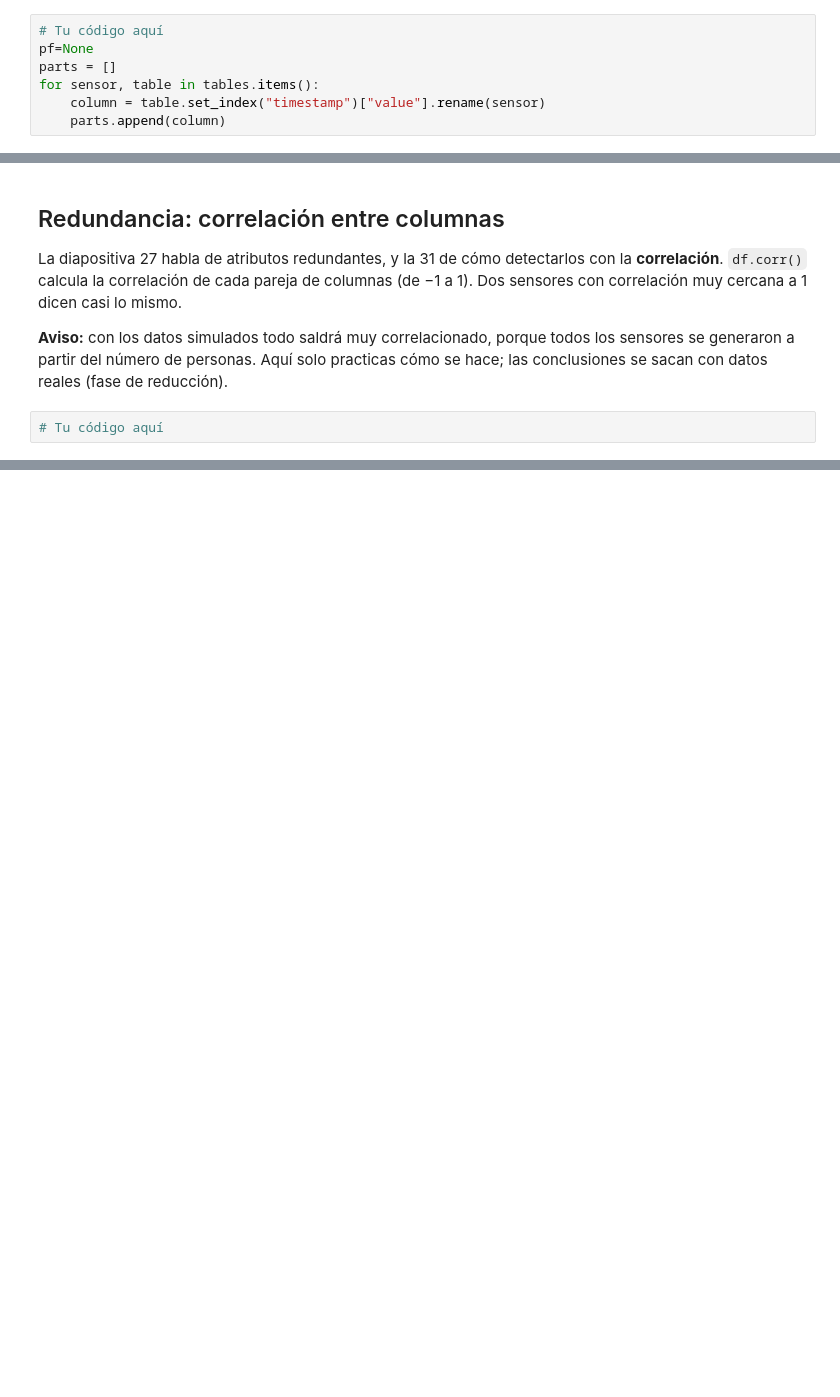
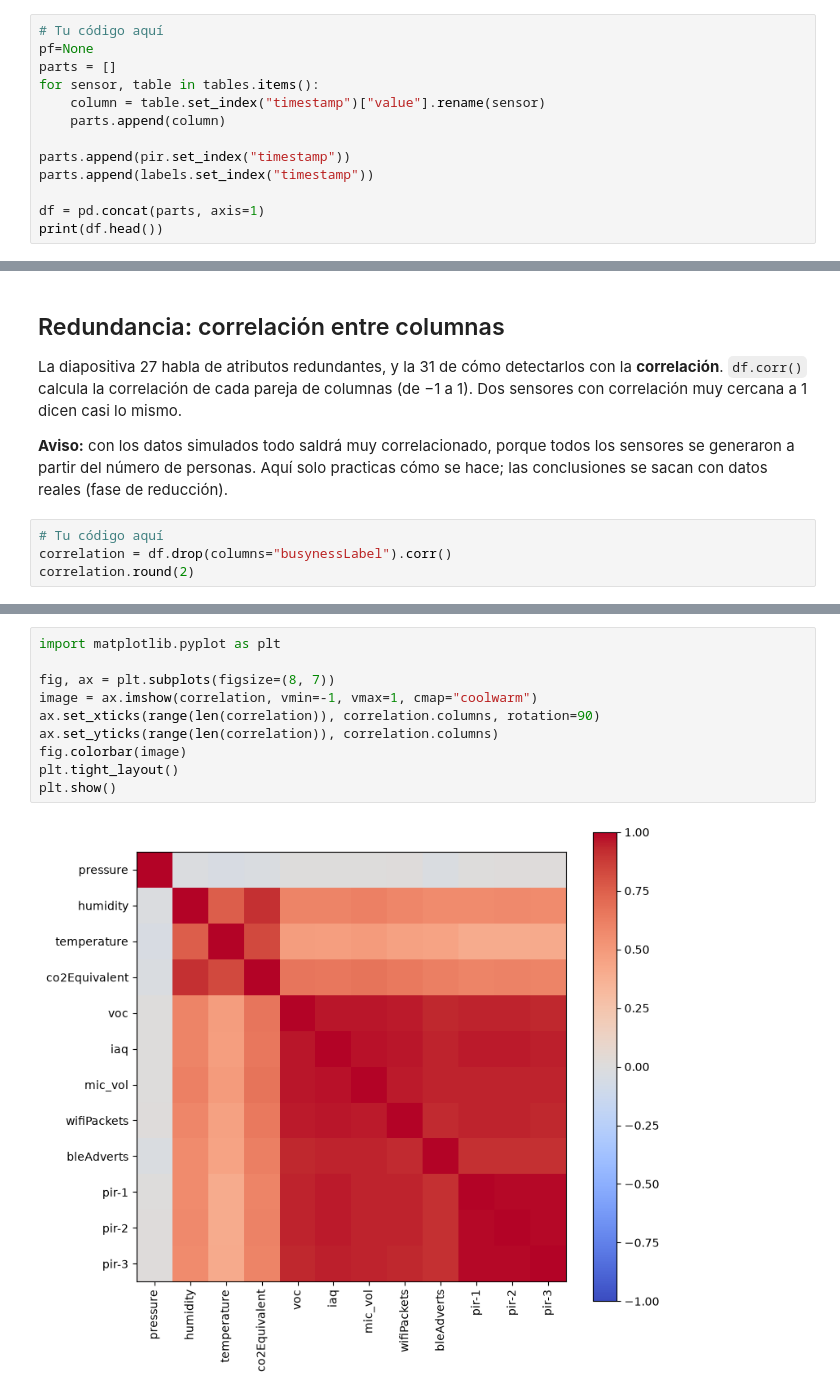
Before and after one commit to UT-IoT-Project/busyness-classifier, a Jupyter notebook: notebooks/02_integracion.ipynb, the cells around one changed output, grey strips where cells are left out. Saved outputs shown, nothing was run; the diff lists cells and outputs as text; blank space fills up the shorter version.

```diff
--- a/notebooks/02_integracion.ipynb
+++ b/notebooks/02_integracion.ipynb
@@ -65,3 +65,9 @@ parts = []
 for sensor, table in tables.items():
     column = table.set_index("timestamp")["value"].rename(sensor)
     parts.append(column)
+
+parts.append(pir.set_index("timestamp"))
+parts.append(labels.set_index("timestamp"))
+
+df = pd.concat(parts, axis=1)
+print(df.head())
@@ -100,3 +161,5 @@ sensores se generaron a partir del número de personas. Aquí solo practicas có
 hace; las conclusiones se sacan con datos reales (fase de reducción).
 # %%
 # Tu código aquí
+correlation = df.drop(columns="busynessLabel").corr()
+correlation.round(2)
@@ -102,0 +180,12 @@ hace; las conclusiones se sacan con datos reales (fase de reducción).
+# %%
+import matplotlib.pyplot as plt
+
+fig, ax = plt.subplots(figsize=(8, 7))
+image = ax.imshow(correlation, vmin=-1, vmax=1, cmap="coolwarm")
+ax.set_xticks(range(len(correlation)), correlation.columns, rotation=90)
+ax.set_yticks(range(len(correlation)), correlation.columns)
+fig.colorbar(image)
+plt.tight_layout()
+plt.show()
+# %% [output]
+[figure, added]
```
Also changed, not shown: parts of 4 cells of this notebook, 3 other files.
